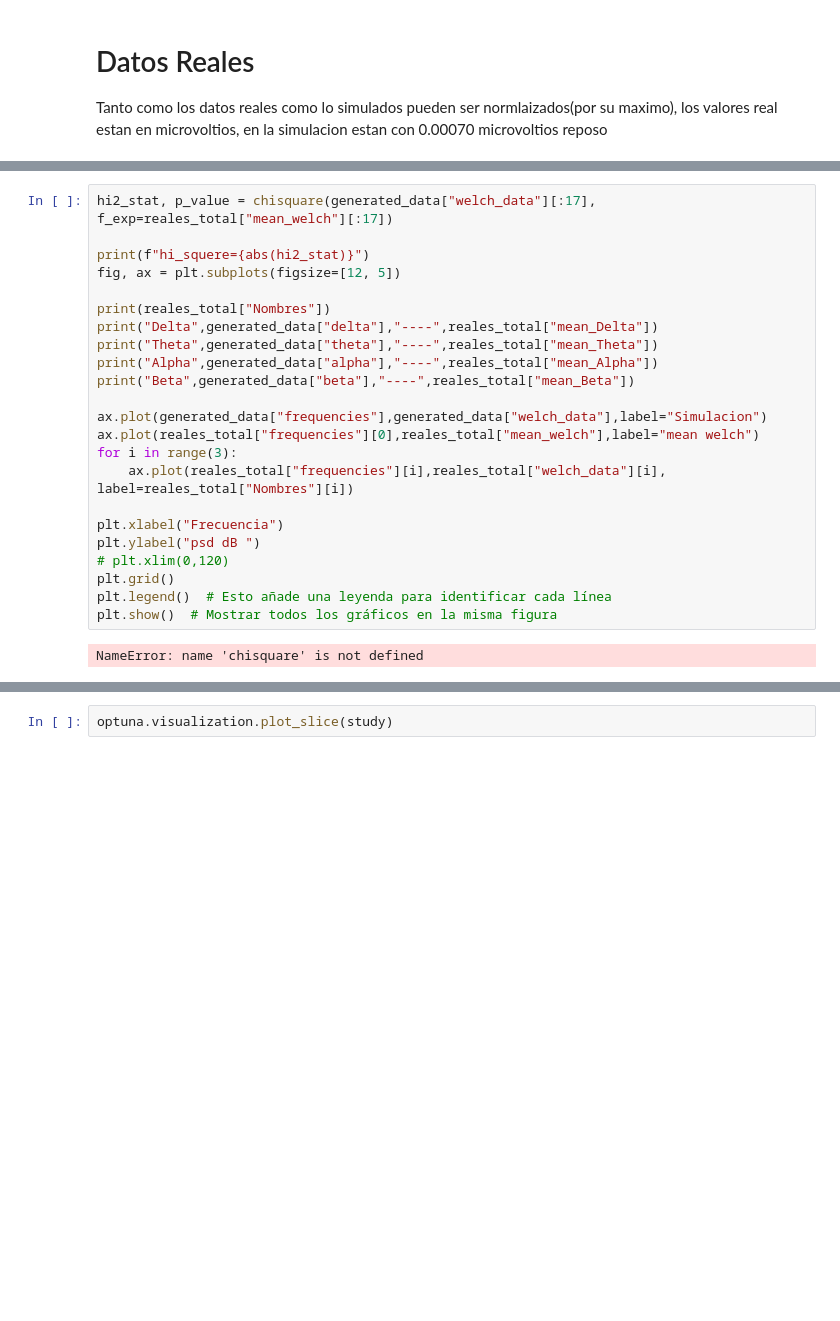
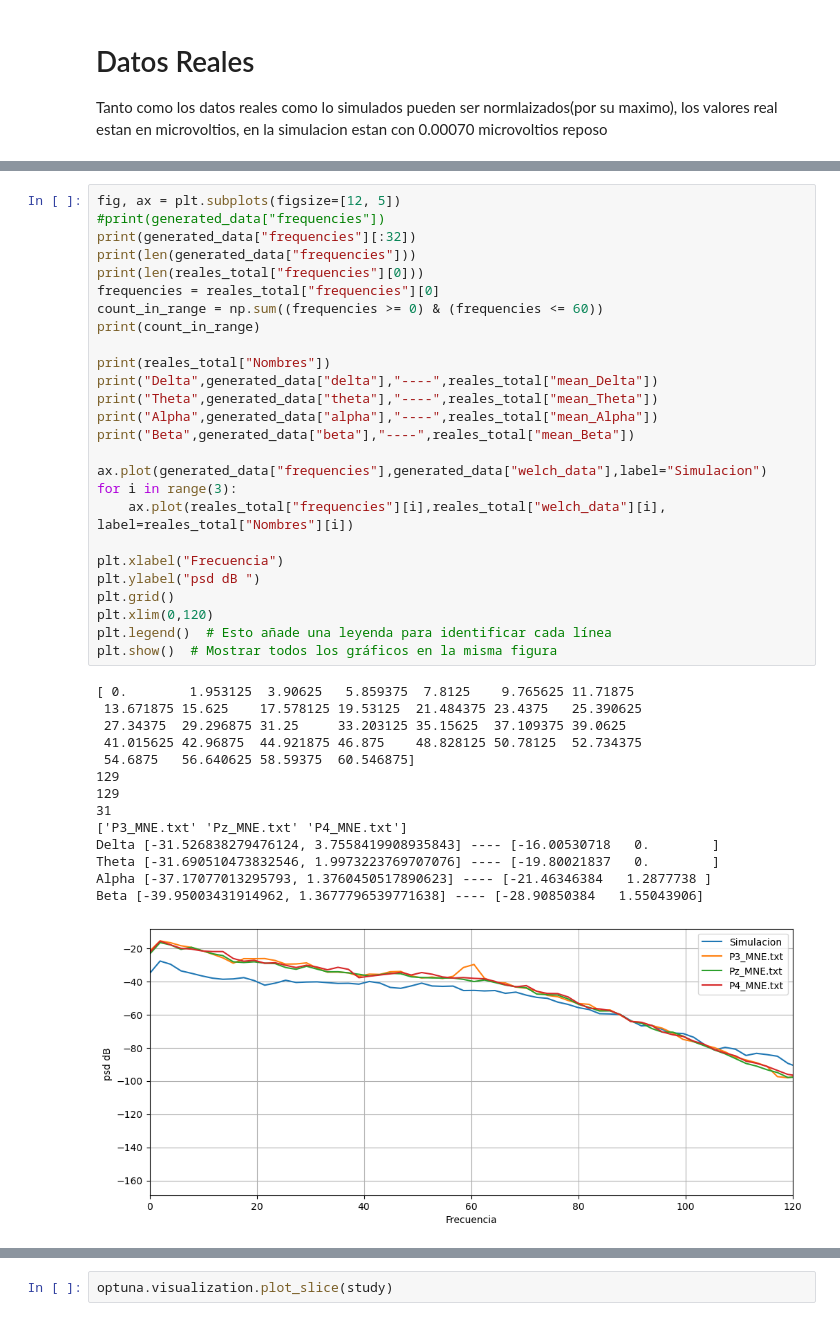
Before and after one commit to juanmillan03/Tesis-CA, a Jupyter notebook: Codigos/V6/main.ipynb, the cells around one changed output, grey strips where cells are left out. Saved outputs shown, nothing was run; the diff lists cells and outputs as text; blank space fills up the shorter version.

```diff
--- a/Codigos/V6/main.ipynb
+++ b/Codigos/V6/main.ipynb
@@ -159,28 +165,44 @@ plt.show()  # Mostrar todos los gráficos en la misma figura
 # %%
-hi2_stat, p_value = chisquare(generated_data["welch_data"][:17], f_exp=reales_total["mean_welch"][:17])
-
-print(f"hi_squere={abs(hi2_stat)}")
 fig, ax = plt.subplots(figsize=[12, 5])
+#print(generated_data["frequencies"])
+print(generated_data["frequencies"][:32])
+print(len(generated_data["frequencies"]))
+print(len(reales_total["frequencies"][0]))
+frequencies = reales_total["frequencies"][0]
+count_in_range = np.sum((frequencies >= 0) & (frequencies <= 60))
+print(count_in_range)
 
 print(reales_total["Nombres"])
 print("Delta",generated_data["delta"],"----",reales_total["mean_Delta"])
 print("Theta",generated_data["theta"],"----",reales_total["mean_Theta"])
 print("Alpha",generated_data["alpha"],"----",reales_total["mean_Alpha"])
 print("Beta",generated_data["beta"],"----",reales_total["mean_Beta"])
 
 ax.plot(generated_data["frequencies"],generated_data["welch_data"],label="Simulacion")
-ax.plot(reales_total["frequencies"][0],reales_total["mean_welch"],label="mean welch")
 for i in range(3):
     ax.plot(reales_total["frequencies"][i],reales_total["welch_data"][i], label=reales_total["Nombres"][i])
 
 plt.xlabel("Frecuencia")
 plt.ylabel("psd dB ")
-# plt.xlim(0,120)
 plt.grid()
+plt.xlim(0,120)
 plt.legend()  # Esto añade una leyenda para identificar cada línea
 plt.show()  # Mostrar todos los gráficos en la misma figura
 # %% [output]
-NameError: name 'chisquare' is not defined
+[ 0.        1.953125  3.90625   5.859375  7.8125    9.765625 11.71875
+ 13.671875 15.625    17.578125 19.53125  21.484375 23.4375   25.390625
+ 27.34375  29.296875 31.25     33.203125 35.15625  37.109375 39.0625
+ 41.015625 42.96875  44.921875 46.875    48.828125 50.78125  52.734375
+ 54.6875   56.640625 58.59375  60.546875]
+129
+129
+31
+['P3_MNE.txt' 'Pz_MNE.txt' 'P4_MNE.txt']
+Delta [-31.526838279476124, 3.7558419908935843] ---- [-16.00530718   0.        ]
+Theta [-31.690510473832546, 1.9973223769707076] ---- [-19.80021837   0.        ]
+Alpha [-37.17077013295793, 1.3760450517890623] ---- [-21.46346384   1.2877738 ]
+Beta [-39.95003431914962, 1.3677796539771638] ---- [-28.90850384   1.55043906]
+[figure, added]
 # %%
 
 def objective(trial):
```
Also changed, not shown: parts of 8 cells of this notebook, 11 other files.
